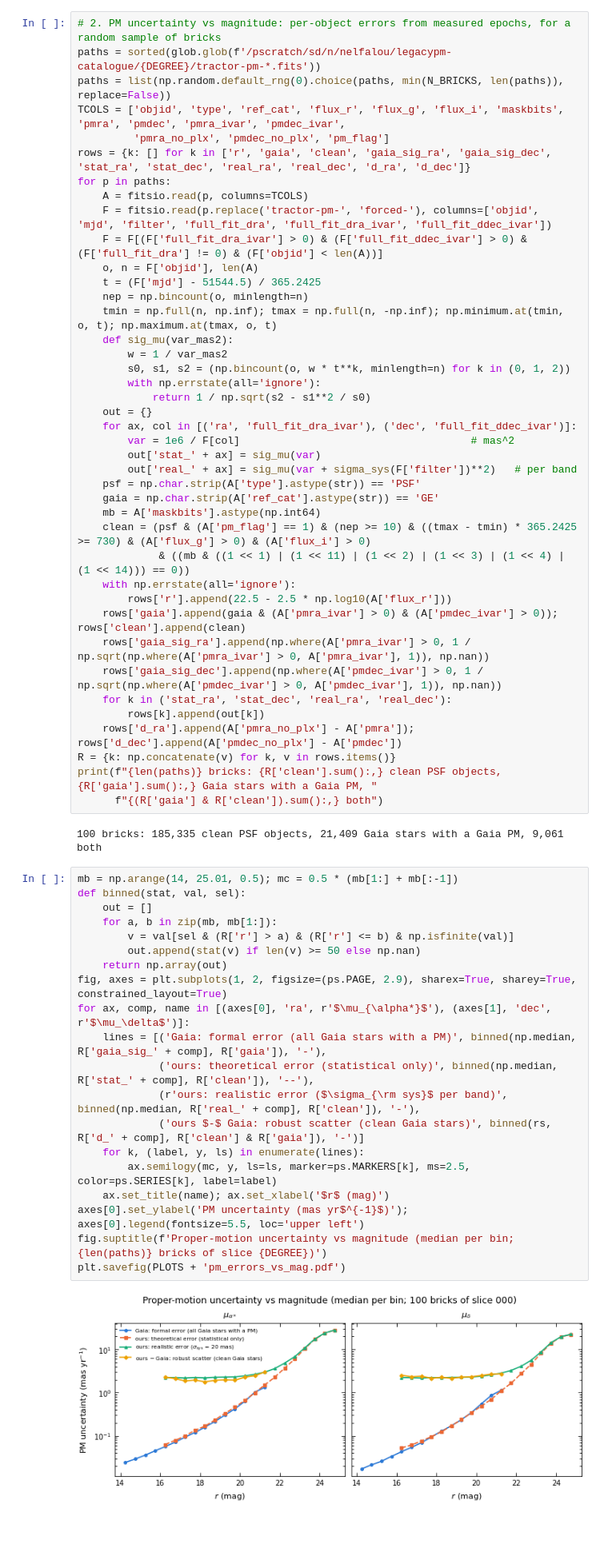
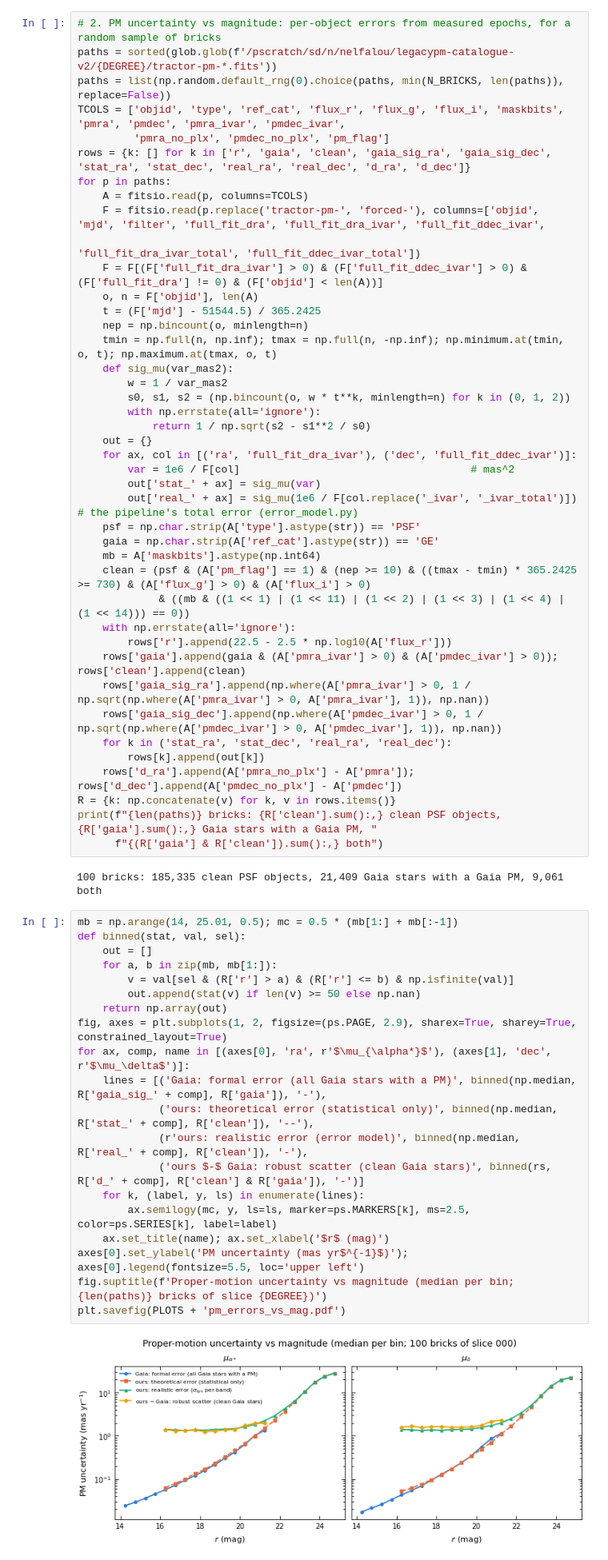
Before and after one commit to nadafalou/LegacyPM, a Jupyter notebook: run/pm-error-model.ipynb, the cells around one changed output. Shown at 80% size. Cells and saved outputs as stored; diff of their text form; blank space fills up the shorter version.

```diff
--- a/run/pm-error-model.ipynb
+++ b/run/pm-error-model.ipynb
@@ -49,13 +49,14 @@ plt.savefig(OUT + 'pull_near_zero_gaia.pdf')
 # %%
 # 2. PM uncertainty vs magnitude: per-object errors from measured epochs, for a random sample of bricks
-paths = sorted(glob.glob(f'/pscratch/sd/n/nelfalou/legacypm-catalogue/{DEGREE}/tractor-pm-*.fits'))
+paths = sorted(glob.glob(f'/pscratch/sd/n/nelfalou/legacypm-catalogue-v2/{DEGREE}/tractor-pm-*.fits'))
 paths = list(np.random.default_rng(0).choice(paths, min(N_BRICKS, len(paths)), replace=False))
 TCOLS = ['objid', 'type', 'ref_cat', 'flux_r', 'flux_g', 'flux_i', 'maskbits', 'pmra', 'pmdec', 'pmra_ivar', 'pmdec_ivar',
          'pmra_no_plx', 'pmdec_no_plx', 'pm_flag']
 rows = {k: [] for k in ['r', 'gaia', 'clean', 'gaia_sig_ra', 'gaia_sig_dec', 'stat_ra', 'stat_dec', 'real_ra', 'real_dec', 'd_ra', 'd_dec']}
 for p in paths:
     A = fitsio.read(p, columns=TCOLS)
-    F = fitsio.read(p.replace('tractor-pm-', 'forced-'), columns=['objid', 'mjd', 'filter', 'full_fit_dra', 'full_fit_dra_ivar', 'full_fit_ddec_ivar'])
+    F = fitsio.read(p.replace('tractor-pm-', 'forced-'), columns=['objid', 'mjd', 'filter', 'full_fit_dra', 'full_fit_dra_ivar', 'full_fit_ddec_ivar',
+                                                                 'full_fit_dra_ivar_total', 'full_fit_ddec_ivar_total'])
     F = F[(F['full_fit_dra_ivar'] > 0) & (F['full_fit_ddec_ivar'] > 0) & (F['full_fit_dra'] != 0) & (F['objid'] < len(A))]
     o, n = F['objid'], len(A)
     t = (F['mjd'] - 51544.5) / 365.2425
@@ -70,7 +71,7 @@ for p in paths:
     for ax, col in [('ra', 'full_fit_dra_ivar'), ('dec', 'full_fit_ddec_ivar')]:
         var = 1e6 / F[col]                                     # mas^2
         out['stat_' + ax] = sig_mu(var)
-        out['real_' + ax] = sig_mu(var + sigma_sys(F['filter'])**2)   # per band
+        out['real_' + ax] = sig_mu(1e6 / F[col.replace('_ivar', '_ivar_total')])   # the pipeline's total error (error_model.py)
     psf = np.char.strip(A['type'].astype(str)) == 'PSF'
     gaia = np.char.strip(A['ref_cat'].astype(str)) == 'GE'
     mb = A['maskbits'].astype(np.int64)
@@ -92,22 +93,22 @@ print(f"{len(paths)} bricks: {R['clean'].sum():,} clean PSF objects, {R['gaia'].
 # %%
 mb = np.arange(14, 25.01, 0.5); mc = 0.5 * (mb[1:] + mb[:-1])
 def binned(stat, val, sel):
     out = []
     for a, b in zip(mb, mb[1:]):
         v = val[sel & (R['r'] > a) & (R['r'] <= b) & np.isfinite(val)]
         out.append(stat(v) if len(v) >= 50 else np.nan)
     return np.array(out)
 fig, axes = plt.subplots(1, 2, figsize=(ps.PAGE, 2.9), sharex=True, sharey=True, constrained_layout=True)
 for ax, comp, name in [(axes[0], 'ra', r'$\mu_{\alpha*}$'), (axes[1], 'dec', r'$\mu_\delta$')]:
     lines = [('Gaia: formal error (all Gaia stars with a PM)', binned(np.median, R['gaia_sig_' + comp], R['gaia']), '-'),
              ('ours: theoretical error (statistical only)', binned(np.median, R['stat_' + comp], R['clean']), '--'),
-             (r'ours: realistic error ($\sigma_{\rm sys}$ per band)', binned(np.median, R['real_' + comp], R['clean']), '-'),
+             (r'ours: realistic error (error model)', binned(np.median, R['real_' + comp], R['clean']), '-'),
              ('ours $-$ Gaia: robust scatter (clean Gaia stars)', binned(rs, R['d_' + comp], R['clean'] & R['gaia']), '-')]
     for k, (label, y, ls) in enumerate(lines):
         ax.semilogy(mc, y, ls=ls, marker=ps.MARKERS[k], ms=2.5, color=ps.SERIES[k], label=label)
     ax.set_title(name); ax.set_xlabel('$r$ (mag)')
 axes[0].set_ylabel('PM uncertainty (mas yr$^{-1}$)'); axes[0].legend(fontsize=5.5, loc='upper left')
 fig.suptitle(f'Proper-motion uncertainty vs magnitude (median per bin; {len(paths)} bricks of slice {DEGREE})')
 plt.savefig(PLOTS + 'pm_errors_vs_mag.pdf')
 # %% [output]
-[figure, old version]
+[figure, new version]
```
Also changed, not shown: parts of 1 cell of this notebook, 23 other files.
